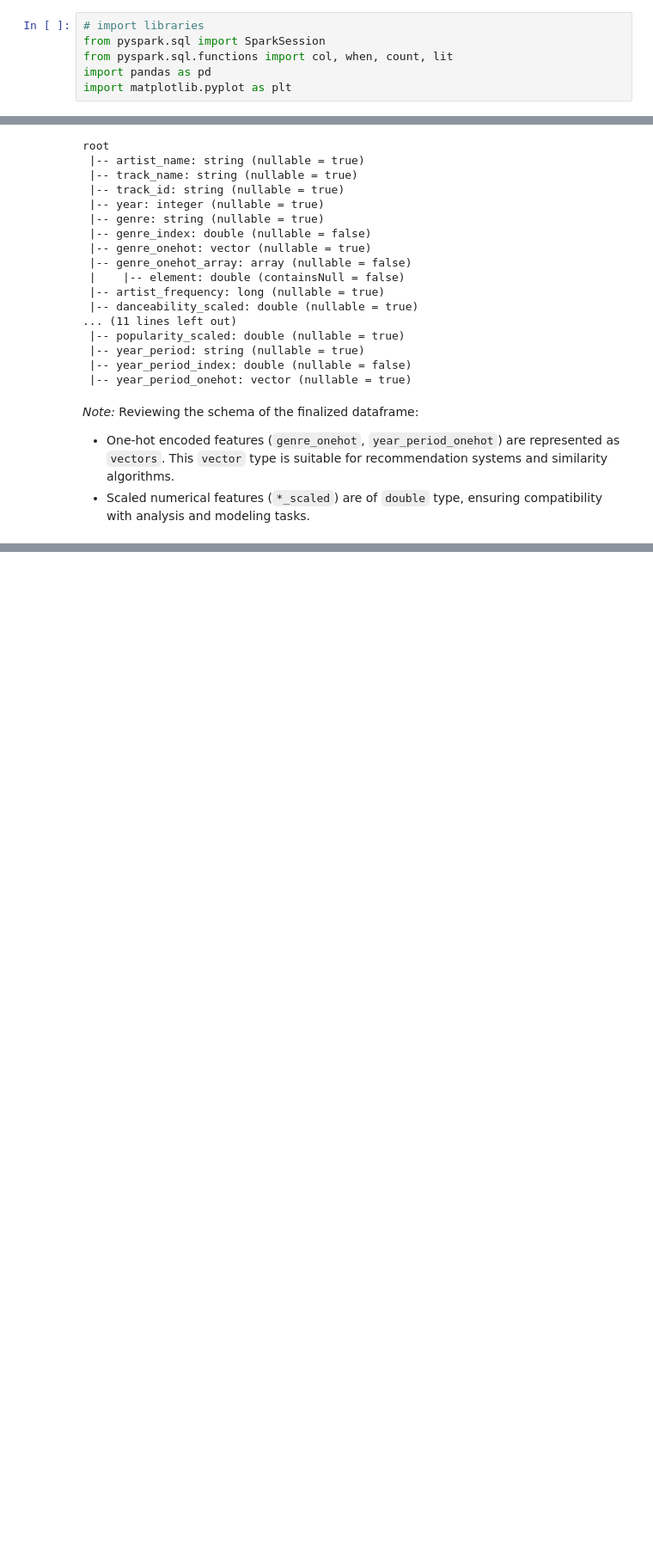
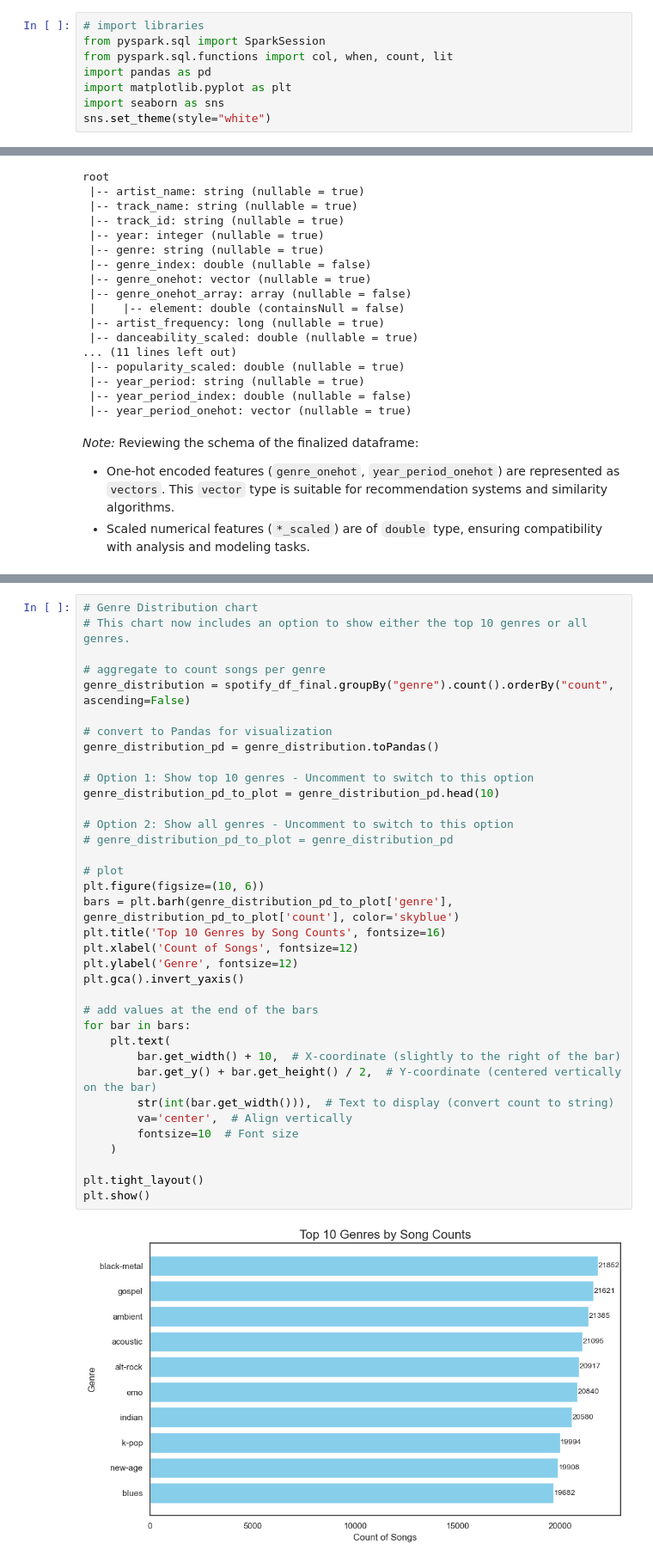
Before and after one commit to longnca/ENSF612-Project, a Jupyter notebook: spotify_project.ipynb, the cells around one changed output, grey strips where cells are left out. Shown at 86% size. Saved outputs shown, nothing was run; the diff lists cells and outputs as text; blank space fills up the shorter version.

```diff
--- a/spotify_project.ipynb
+++ b/spotify_project.ipynb
@@ -126,6 +126,8 @@ from pyspark.sql import SparkSession
 from pyspark.sql.functions import col, when, count, lit
 import pandas as pd
 import matplotlib.pyplot as plt
+import seaborn as sns
+sns.set_theme(style="white")
 # %%
 # initialize a SparkSession
 spark = SparkSession.builder \
@@ -848,0 +822,38 @@ root
+# %%
+# Genre Distribution chart
+# This chart now includes an option to show either the top 10 genres or all genres.
+
+# aggregate to count songs per genre
+genre_distribution = spotify_df_final.groupBy("genre").count().orderBy("count", ascending=False)
+
+# convert to Pandas for visualization
+genre_distribution_pd = genre_distribution.toPandas()
+
+# Option 1: Show top 10 genres - Uncomment to switch to this option
+genre_distribution_pd_to_plot = genre_distribution_pd.head(10)
+
+# Option 2: Show all genres - Uncomment to switch to this option
+# genre_distribution_pd_to_plot = genre_distribution_pd
+
+# plot
+plt.figure(figsize=(10, 6))
+bars = plt.barh(genre_distribution_pd_to_plot['genre'], genre_distribution_pd_to_plot['count'], color='skyblue')
+plt.title('Top 10 Genres by Song Counts', fontsize=16)
+plt.xlabel('Count of Songs', fontsize=12)
+plt.ylabel('Genre', fontsize=12)
+plt.gca().invert_yaxis()
+
+# add values at the end of the bars
+for bar in bars:
+    plt.text(
+        bar.get_width() + 10,  # X-coordinate (slightly to the right of the bar)
+        bar.get_y() + bar.get_height() / 2,  # Y-coordinate (centered vertically on the bar)
+        str(int(bar.get_width())),  # Text to display (convert count to string)
+        va='center',  # Align vertically
+        fontsize=10  # Font size
+    )
+
+plt.tight_layout()
+plt.show()
+# %% [output]
+[figure, added]
```
Also changed, not shown: parts of 12 cells of this notebook.
